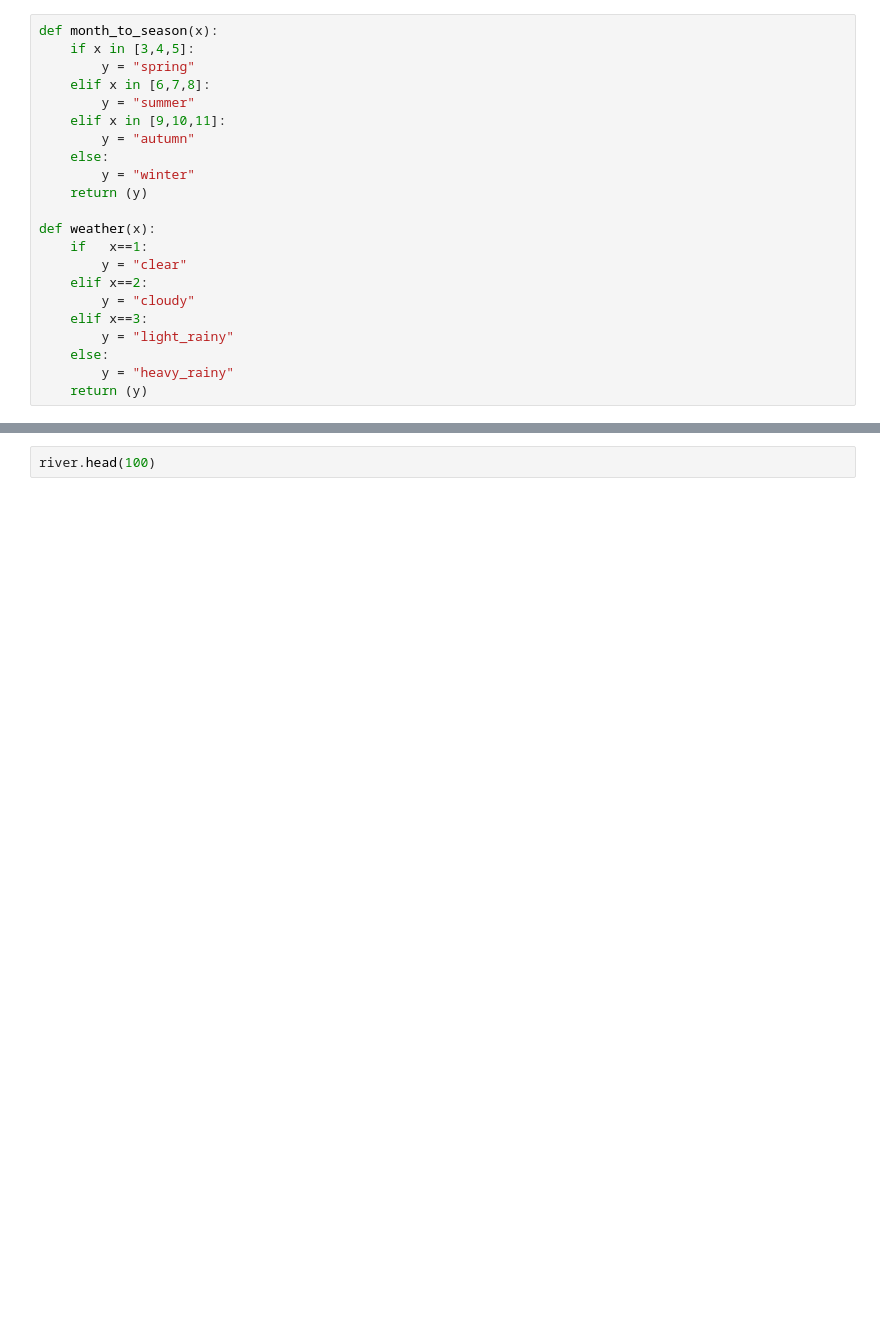
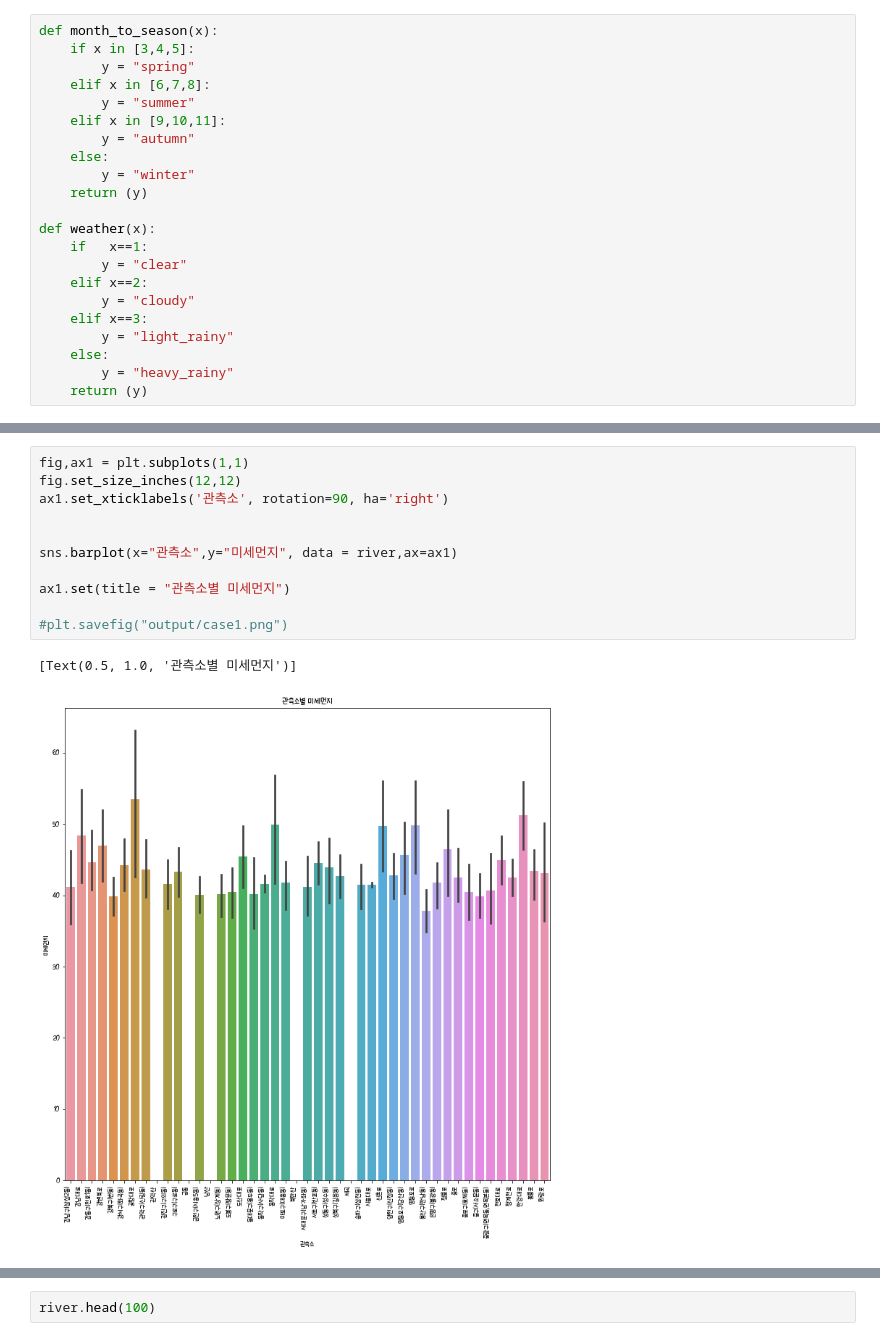
Before and after one commit to MyChoYS/K_TIL, a Jupyter notebook: python/PYDATAexam/project._yong.ipynb, the cells around one changed output, grey strips where cells are left out. Drawn from its saved outputs; the diff is of its cells as text; blank space fills up the shorter version.

```diff
--- a/python/PYDATAexam/project._yong.ipynb
+++ b/python/PYDATAexam/project._yong.ipynb
@@ -66,2 +83,16 @@ ax4.set(title = "관측소별 녹지면적")
+# %%
+fig,ax1 = plt.subplots(1,1)
+fig.set_size_inches(12,12)
+ax1.set_xticklabels('관측소', rotation=90, ha='right')
+
+
+sns.barplot(x="관측소",y="미세먼지", data = river,ax=ax1)
+
+ax1.set(title = "관측소별 미세먼지")
+
+#plt.savefig("output/case1.png")
+# %% [output]
+[Text(0.5, 1.0, '관측소별 미세먼지')]
+[figure, added]
 # %%
 fig,((ax1,ax2),(ax3,ax4)) = plt.subplots(2,2)
```
Also changed, not shown: parts of 7 cells of this notebook, 18 other files.
